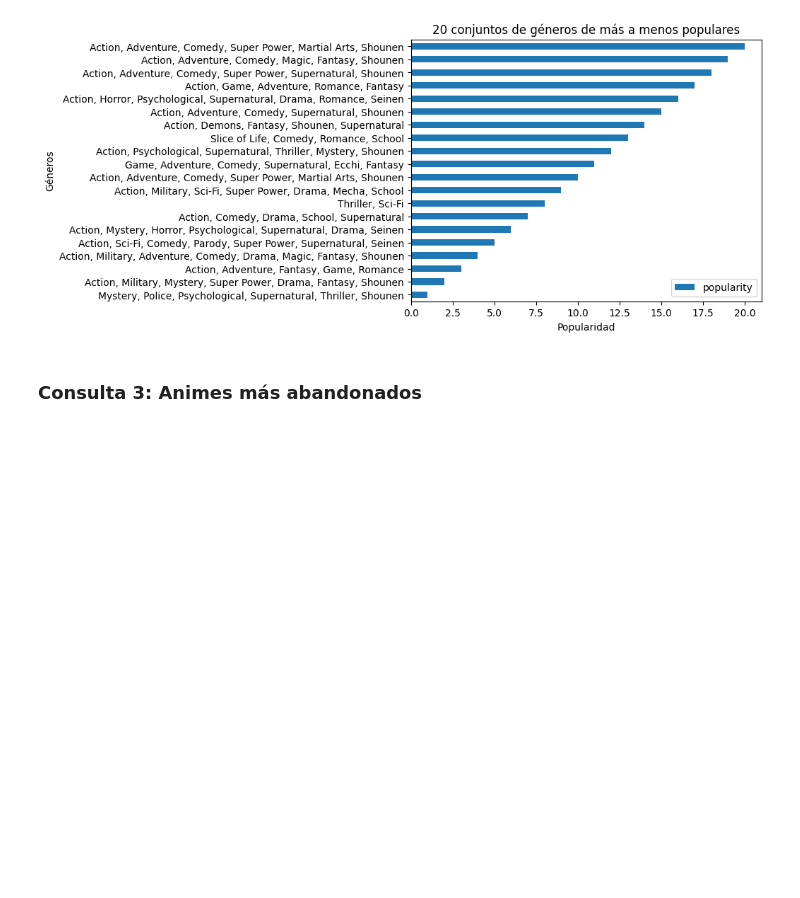
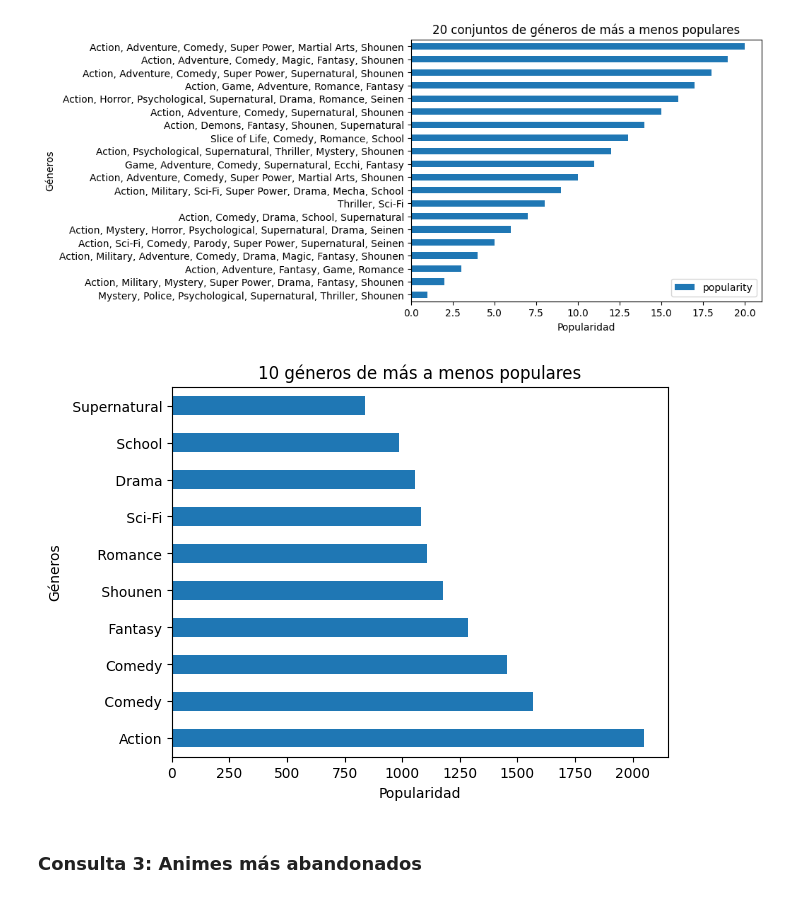
Before and after one commit to vaaaago/grupo5mineria, a Jupyter notebook: Hito_2_min_.ipynb, the cells around one changed output. Drawn from its saved outputs; the diff is of its cells as text; code cells hidden in the pictures; blank space fills up the shorter version.

```diff
--- a/Hito_2_min_.ipynb
+++ b/Hito_2_min_.ipynb
@@ -308,6 +309,20 @@ plt.ylabel('Géneros')
 plt.show()
 # %% [output]
 [figure]
+# %%
+anime3 = anime[['title', 'genre', 'popularity']]
+
+value_counts = anime3['genre'].str.split(',').explode().value_counts()
+
+top_10_genres = value_counts.head(10)
+
+plt.title('10 géneros de más a menos populares')
+top_10_genres.plot(x='genre', y='popularity', kind='barh')
+plt.xlabel('Popularidad')
+plt.ylabel('Géneros')
+plt.show()
+# %% [output]
+[figure, added]
 # %% [markdown]
 ### Consulta 3: Animes más abandonados
 # %% [markdown]
```
Also changed, not shown: parts of 47 cells of this notebook, 1 other file.
